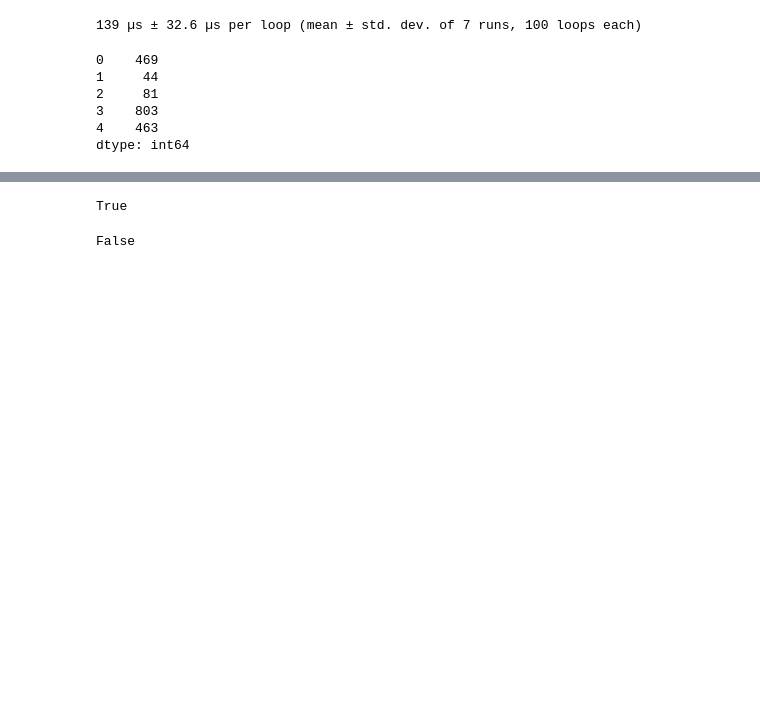
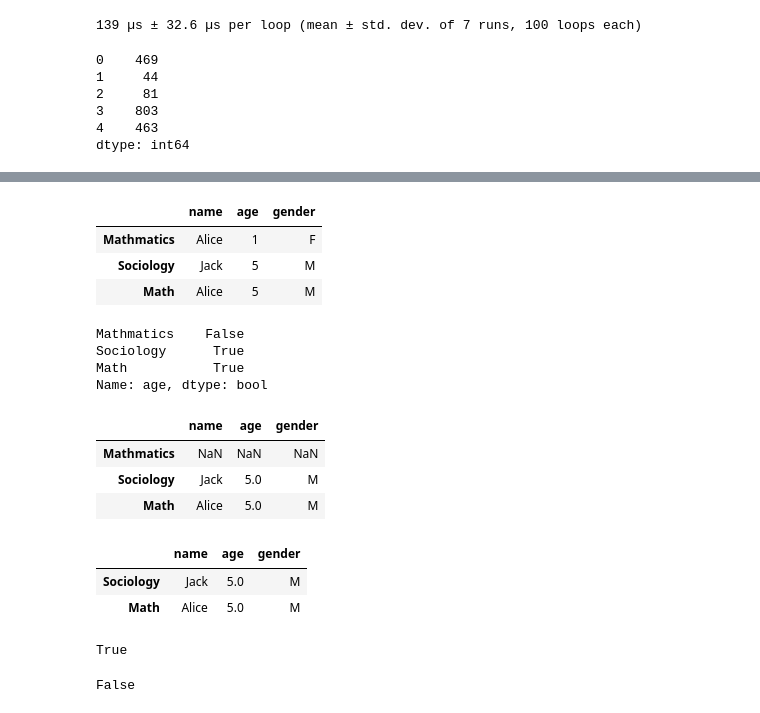
Before and after one commit to tinonogood/Python_Note, a Jupyter notebook: DS_Note/Coursera_IntrotoDSinPy/wk2/Note_n_Quiz.ipynb, the cells around one changed output, grey strips where cells are left out. Drawn from its saved outputs; the diff is of its cells as text; code cells hidden in the pictures; blank space fills up the shorter version.

```diff
--- a/DS_Note/Coursera_IntrotoDSinPy/wk2/Note_n_Quiz.ipynb
+++ b/DS_Note/Coursera_IntrotoDSinPy/wk2/Note_n_Quiz.ipynb
@@ -214,3 +285,44 @@ df
+# %%
+# replace columns title
+locations = [
+    {'Name':'Alice', 'Age':1, 'Gender':'F'},
+    {'Name':'Jack', 'Age':5, 'Gender':'M'},
+    {'Name':'Alice', 'Age':5, 'Gender':'M'}
+]
+df = pd.DataFrame(locations, index = ['Mathmatics', 'Sociology', 'Math'])
+
+cols = list(df.columns)
+cols = [x.lower().strip() for x in cols]
+df.columns= cols
+df.head()
+# %% [output]
+|  | name | age | gender |
+| Mathmatics | Alice | 1 | F |
+| Sociology | Jack | 5 | M |
+| Math | Alice | 5 | M |
+# %%
+age_mask = df['age'] > 2 # Return a bool Series
+age_mask
+# %% [output]
+Mathmatics    False
+Sociology      True
+Math           True
+Name: age, dtype: bool
+# %%
+# where()  + mask
+df.where(age_mask)
+# %% [output]
+|  | name | age | gender |
+| Mathmatics | NaN | NaN | NaN |
+| Sociology | Jack | 5.0 | M |
+| Math | Alice | 5.0 | M |
+# %%
+# dropna()
+df.where(age_mask).dropna()
+# %% [output]
+|  | name | age | gender |
+| Sociology | Jack | 5.0 | M |
+| Math | Alice | 5.0 | M |
 # %%
 import pandas as pd
 
```
Also changed, not shown: parts of 9 cells of this notebook.
